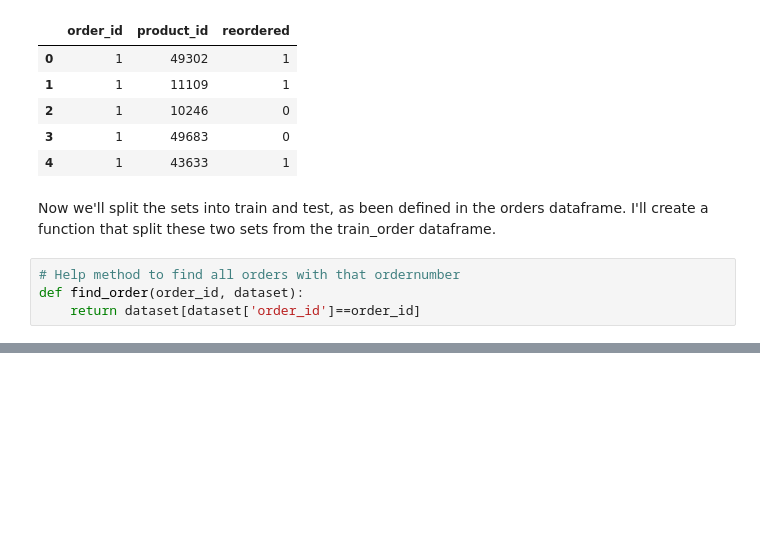
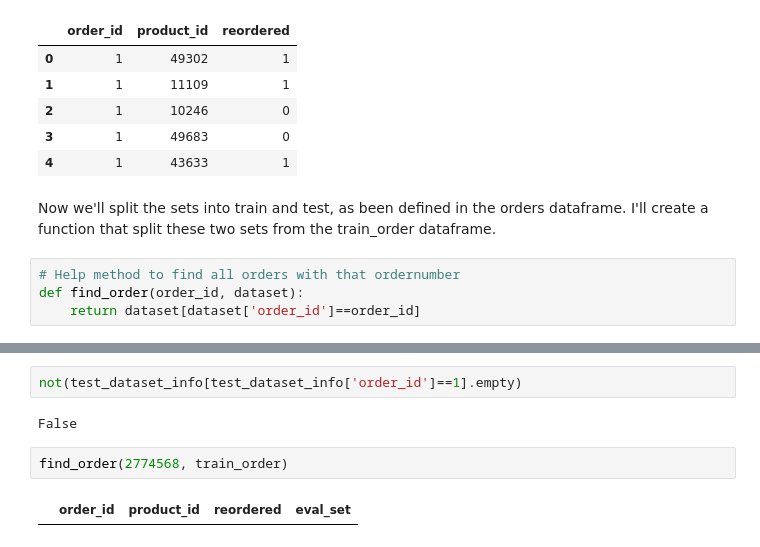
Before and after one commit to h181198/Sales-Prediction-ML, a Jupyter notebook: Instacart Market Basket Analysis.ipynb, the cells around one changed output, grey strips where cells are left out. Cells and saved outputs as stored; diff of their text form; blank space fills up the shorter version.

```diff
--- a/Instacart Market Basket Analysis.ipynb
+++ b/Instacart Market Basket Analysis.ipynb
@@ -317,0 +400,8 @@ memory usage: 0.0 bytes
+# %%
+not(test_dataset_info[test_dataset_info['order_id']==1].empty)
+# %% [output]
+False
+# %%
+find_order(2774568, train_order)
+# %% [output]
+|  | order_id | product_id | reordered | eval_set |
```
Also changed, not shown: parts of 15 cells of this notebook.
